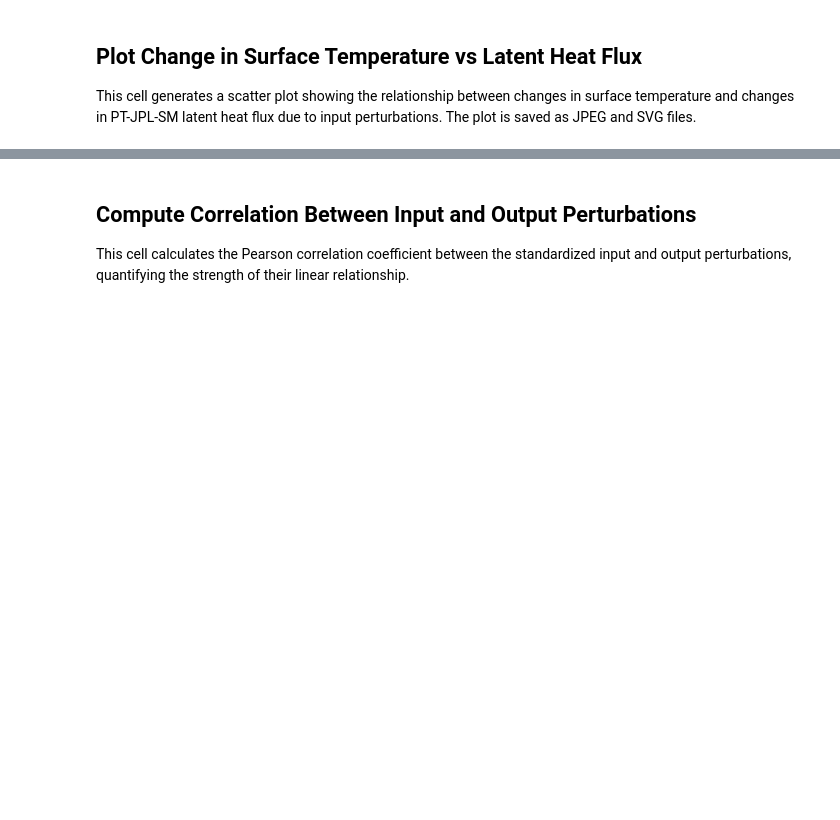
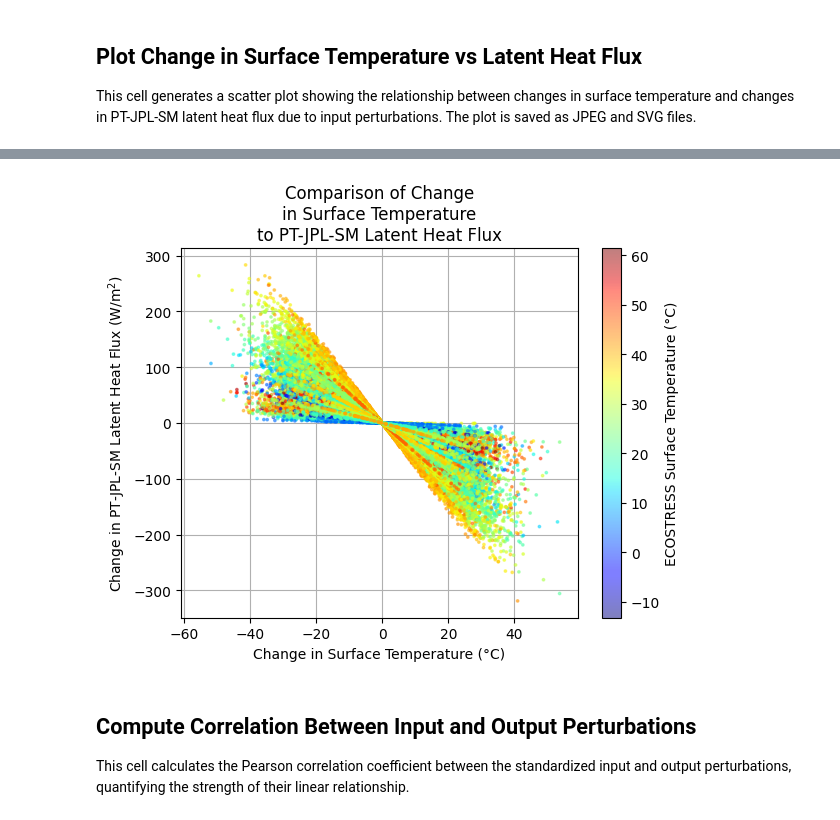
Before and after one commit to gregory-halverson-jpl/PT-JPL-SM, a Jupyter notebook: notebooks/PTJPLSM Sensitivity with ECOv002 Cal-Val.ipynb, the cells around one changed output, grey strips where cells are left out. Saved outputs shown, nothing was run; the diff lists cells and outputs as text; code cells hidden in the pictures; blank space fills up the shorter version.

```diff
--- a/notebooks/PTJPLSM Sensitivity with ECOv002 Cal-Val.ipynb
+++ b/notebooks/PTJPLSM Sensitivity with ECOv002 Cal-Val.ipynb
@@ -242,3 +313,26 @@ plt.show()
+# %%
+sc = plt.scatter(
+    x=results.input_perturbation,
+    y=results.output_perturbation,
+    c=results.input_unperturbed,
+    color=None,
+    cmap="jet",
+    s=3,
+    alpha=0.5,
+    zorder=5
+)
+
+plt.grid(True, zorder=0)
+plt.xlabel("Change in Surface Temperature (°C)")
+plt.ylabel("Change in PT-JPL-SM Latent Heat Flux (W/m$^2$)")
+plt.title("Comparison of Change\nin Surface Temperature\nto PT-JPL-SM Latent Heat Flux")
+plt.colorbar(sc, label="ECOSTRESS Surface Temperature (°C)")
+plt.savefig("Comparison of Change in Surface Temperature to PT-JPL-SM Latent Heat Flux.jpeg", format='jpeg', bbox_inches='tight')
+plt.savefig("Comparison of Change in Surface Temperature to PT-JPL-SM Latent Heat Flux.svg", format='svg', bbox_inches='tight')
+
+plt.show()
+# %% [output]
+[figure, added]
 # %% [markdown]
 ## Compute Correlation Between Input and Output Perturbations
 
```
Also changed, not shown: parts of 12 cells of this notebook, 9 other files.
